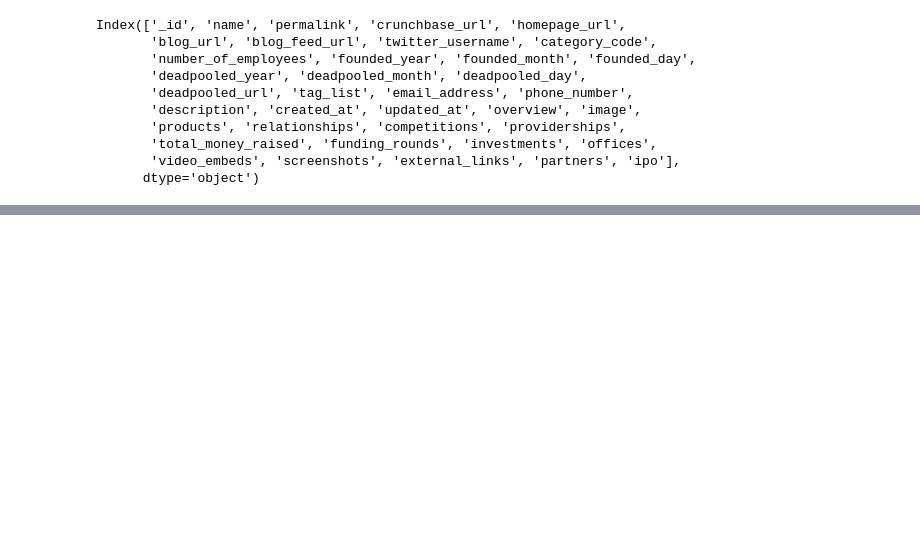
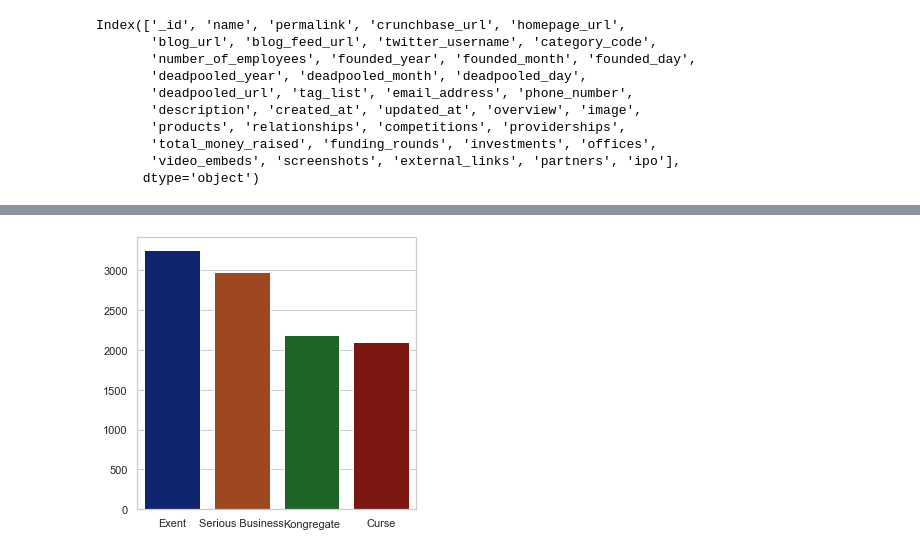
Before and after one commit to MaxTabo/PROJECT3, a Jupyter notebook: PROJECT3.ipynb, the cells around one changed output, grey strips where cells are left out. Saved outputs shown, nothing was run; the diff lists cells and outputs as text; code cells hidden in the pictures; blank space fills up the shorter version.

```diff
--- a/PROJECT3.ipynb
+++ b/PROJECT3.ipynb
@@ -221,0 +986,9 @@ Hamburg           1
+# %%
+keys = ['Exent', 'Serious Business', 'Kongregate','Curse']
+values = [3250, 2980, 2190,2100]
+
+def create_dictionary(keys, values):
+    result = {}
+    for key, value in zip(keys, values):
+        result[key] = value
+    return result
@@ -221,0 +999,4 @@ Hamburg           1
+# %%
+Table=create_dictionary(keys,values)
+# %%
+Table=pd.DataFrame(Table,index=[1,2,3,4])
@@ -221,0 +1011,8 @@ Hamburg           1
+# %%
+sns.set_context("poster")
+sns.set(rc={"figure.figsize": (5.,5.)})
+sns.set_style("whitegrid")
+# %%
+Scoringmap=sns.barplot(data=Table,palette='dark')
+# %% [output]
+[figure, added]
```
Also changed, not shown: parts of 146 cells of this notebook, 9 other files.
